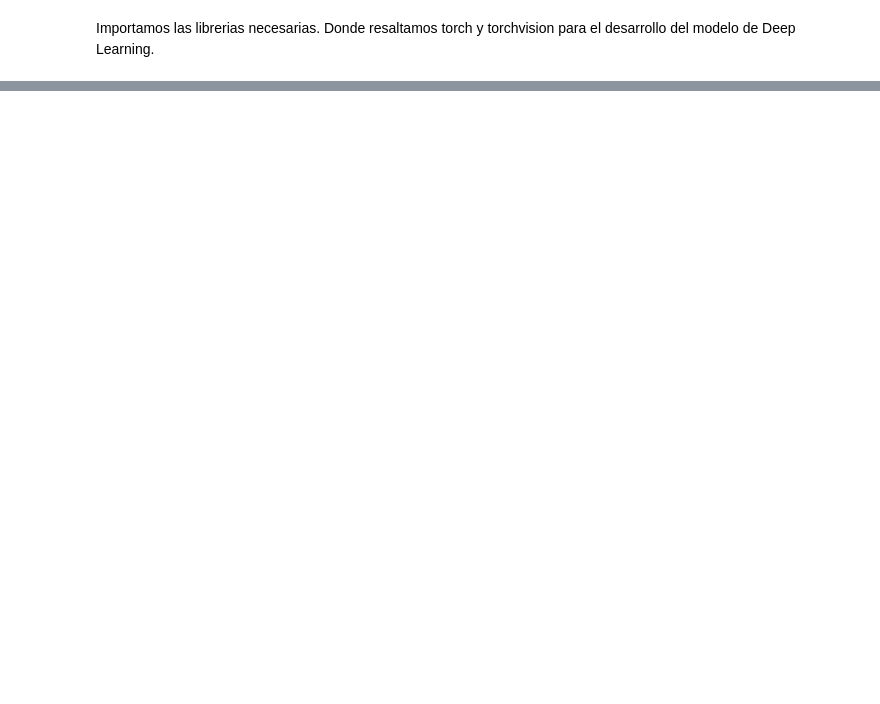
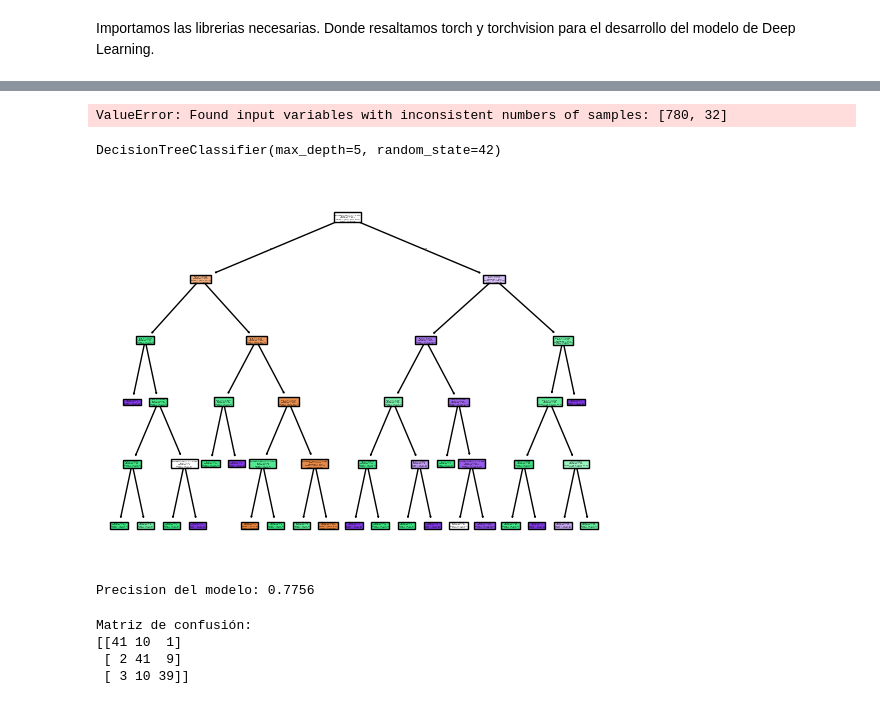
Before and after one commit to UChile-IDIA/ClassificadorGalaxias, a Jupyter notebook: ClassificadorGalaxias.ipynb, the cells around one changed output, grey strips where cells are left out. Drawn from its saved outputs; the diff is of its cells as text; code cells hidden in the pictures; blank space fills up the shorter version.

```diff
--- a/ClassificadorGalaxias.ipynb
+++ b/ClassificadorGalaxias.ipynb
@@ -17,0 +85,17 @@ ModuleNotFoundError: No module named 'torch'
+# %%
+train, test = train_test_split(datos, test_size=0.2, random_state=42, stratify=labels)
+train_labels, test_labels = train.pop('class'), test.pop('class')
+train_labels
+# %% [output]
+ValueError: Found input variables with inconsistent numbers of samples: [780, 32]
+# %%
+arbol = DecisionTreeClassifier(max_depth=5, random_state=42)
+arbol.fit(train, train_labels)
+# %% [output]
+DecisionTreeClassifier(max_depth=5, random_state=42)
+# %%
+plot_tree(arbol, feature_names=train.columns, class_names=['Elliptical', 'Spiral', 'Irregular'], filled=True)
+plt.savefig('decision_tree.pdf')
+plt.show()
+# %% [output]
+[figure, added]
@@ -17,0 +104,14 @@ ModuleNotFoundError: No module named 'torch'
+# %%
+model_score = accuracy_score(test_labels, predicciones)
+print(f'Precision del modelo: {model_score:.4f}')
+# %% [output]
+Precision del modelo: 0.7756
+# %%
+model_cm = confusion_matrix(test_labels, predicciones)
+print('Matriz de confusión:')
+print(model_cm)
+# %% [output]
+Matriz de confusión:
+[[41 10  1]
+ [ 2 41  9]
+ [ 3 10 39]]
```
Also changed, not shown: parts of 25 cells of this notebook.
